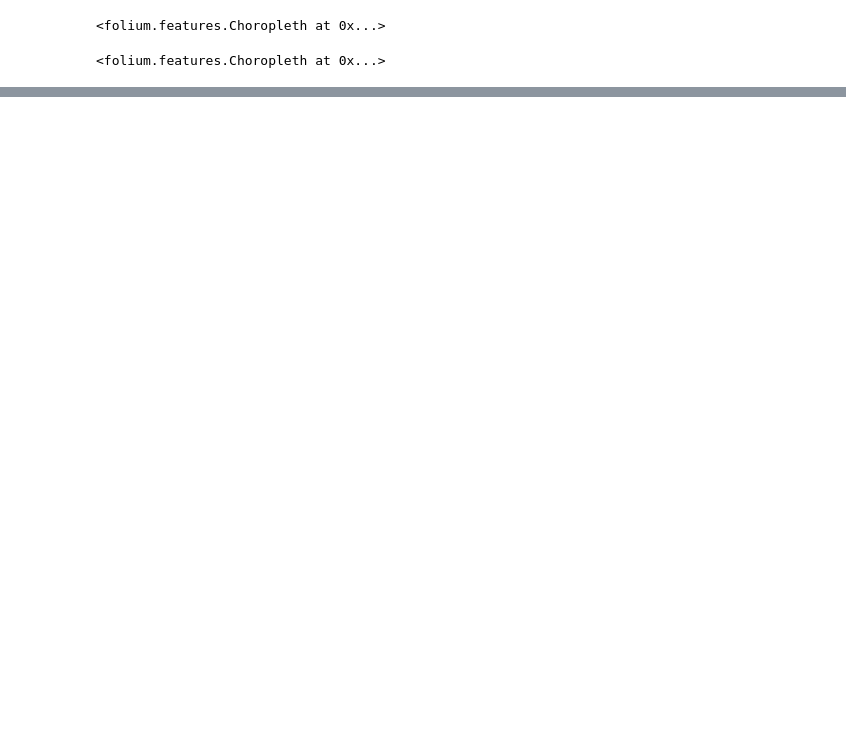
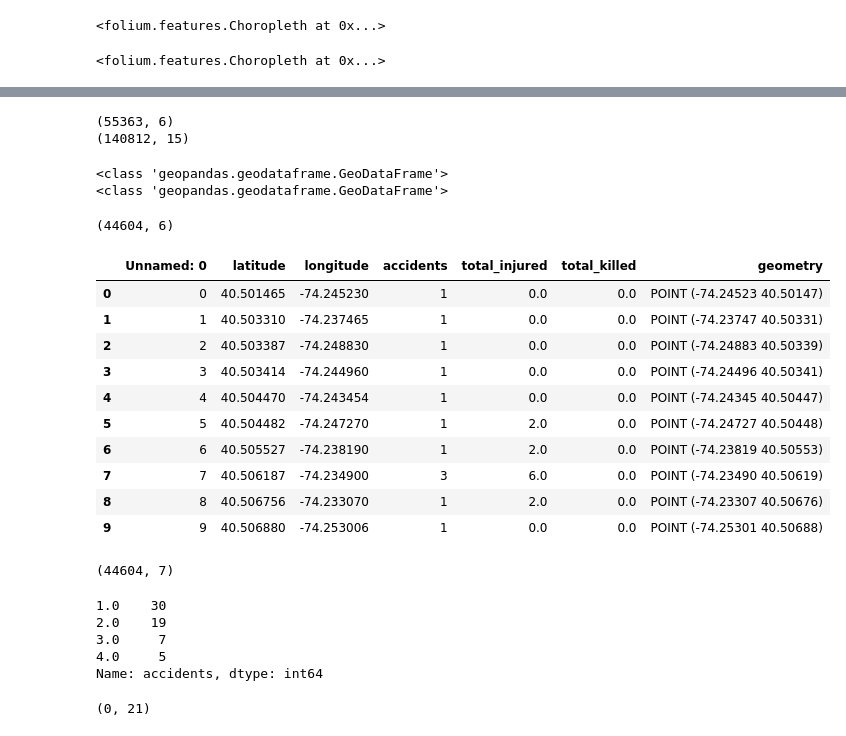
Before and after one commit to jcoumont/nyc-navigation, a Jupyter notebook: playground/OSM_2.ipynb, the cells around one changed output, grey strips where cells are left out. Saved outputs shown, nothing was run; the diff lists cells and outputs as text; code cells hidden in the pictures; blank space fills up the shorter version.

```diff
--- a/playground/OSM_2.ipynb
+++ b/playground/OSM_2.ipynb
@@ -183,0 +182,39 @@ map_nyc
+# %%
+print(nodes_proj.shape)
+print(edges_proj.shape)
+# %% [output]
+(55363, 6)
+(140812, 15)
+# %%
+print(type(nodes_proj))
+print(type(edges_proj))
+# %% [output]
+<class 'geopandas.geodataframe.GeoDataFrame'>
+<class 'geopandas.geodataframe.GeoDataFrame'>
+# %%
+df = pd.read_csv('../data/final_set.csv')
+# %%
+df.shape
+# %% [output]
+(44604, 6)
+# %%
+gdf2 = gpd.GeoDataFrame(
+    df, geometry=gpd.points_from_xy(df.longitude, df.latitude))
+# %%
+gdf2.head(10)
+# %% [output]
+|  | Unnamed: 0 | latitude | longitude | accidents | total_injured | total_killed | geometry |
+| 0 | 0 | 40.501465 | -74.245230 | 1 | 0.0 | 0.0 | POINT (-74.24523 40.50147) |
+| 1 | 1 | 40.503310 | -74.237465 | 1 | 0.0 | 0.0 | POINT (-74.23747 40.50331) |
+| 2 | 2 | 40.503387 | -74.248830 | 1 | 0.0 | 0.0 | POINT (-74.24883 40.50339) |
+| 3 | 3 | 40.503414 | -74.244960 | 1 | 0.0 | 0.0 | POINT (-74.24496 40.50341) |
+| 4 | 4 | 40.504470 | -74.243454 | 1 | 0.0 | 0.0 | POINT (-74.24345 40.50447) |
+| 5 | 5 | 40.504482 | -74.247270 | 1 | 2.0 | 0.0 | POINT (-74.24727 40.50448) |
+| 6 | 6 | 40.505527 | -74.238190 | 1 | 2.0 | 0.0 | POINT (-74.23819 40.50553) |
+| 7 | 7 | 40.506187 | -74.234900 | 3 | 6.0 | 0.0 | POINT (-74.23490 40.50619) |
+| 8 | 8 | 40.506756 | -74.233070 | 1 | 2.0 | 0.0 | POINT (-74.23307 40.50676) |
+| 9 | 9 | 40.506880 | -74.253006 | 1 | 0.0 | 0.0 | POINT (-74.25301 40.50688) |
+# %%
+gdf2.shape
+# %% [output]
+(44604, 7)
@@ -183,0 +228,13 @@ map_nyc
+# %%
+merged['accidents'].value_counts()
+#.head(10)
+# %% [output]
+1.0    30
+2.0    19
+3.0     7
+4.0     5
+Name: accidents, dtype: int64
+# %%
+merged.shape
+# %% [output]
+(0, 21)
```
Also changed, not shown: parts of 23 cells of this notebook, 5 other files.
